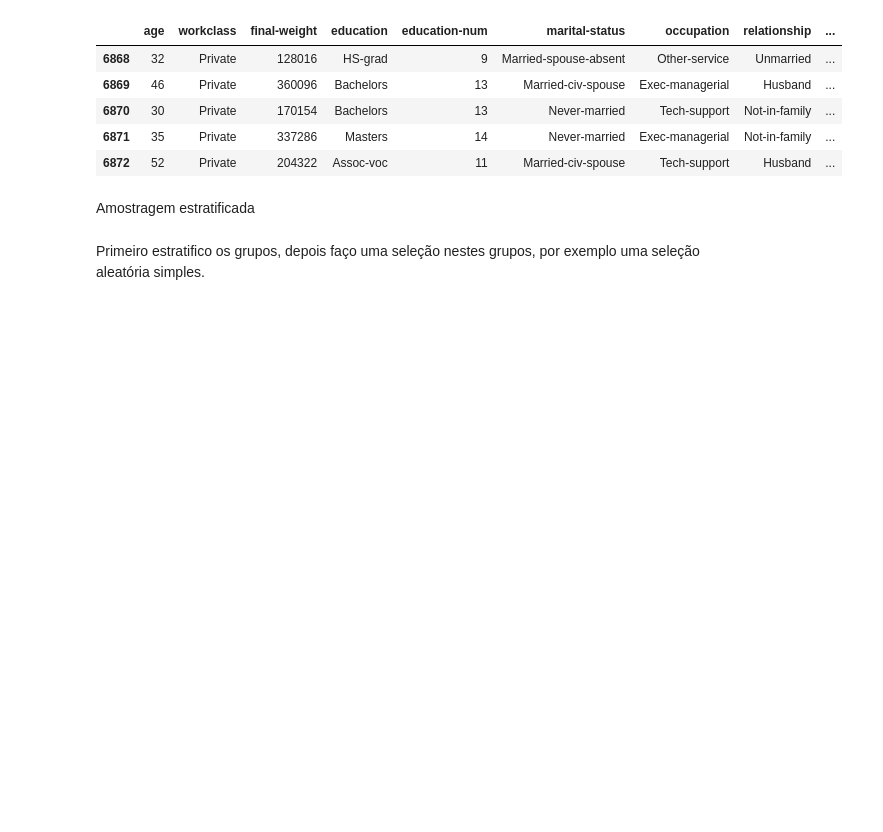
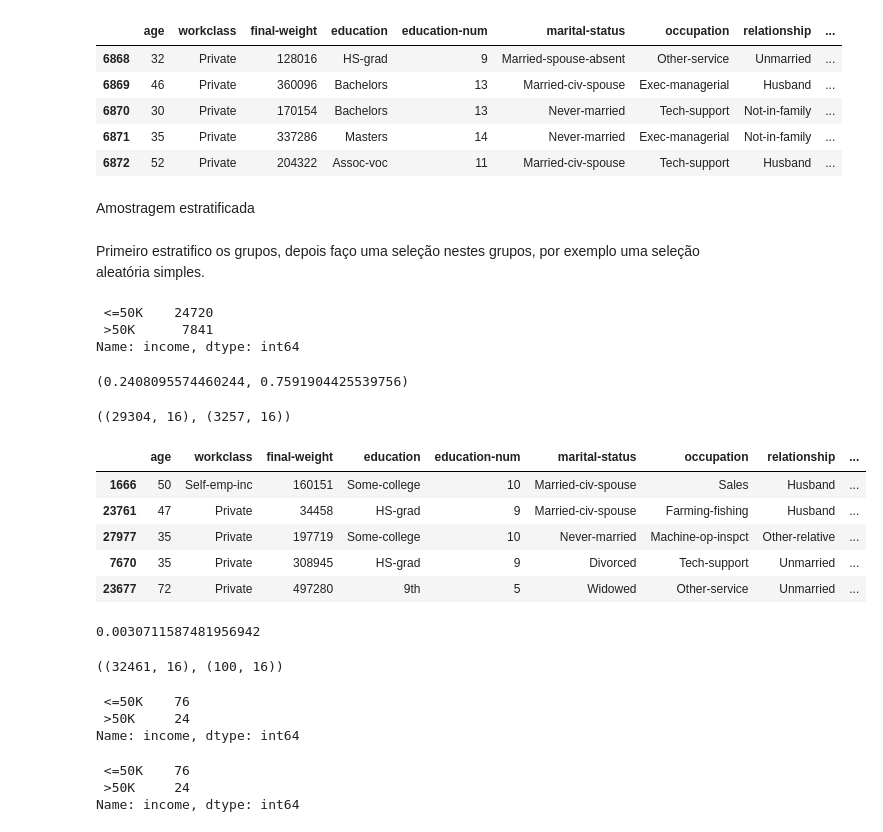
Before and after one commit to miller00315/estatistica_machine_learning, a Jupyter notebook: Curso_estatistica_e_aprendizado_de_máquina.ipynb, the cells around one changed output. Saved outputs shown, nothing was run; the diff lists cells and outputs as text; code cells hidden in the pictures; blank space fills up the shorter version.

```diff
--- a/Curso_estatistica_e_aprendizado_de_máquina.ipynb
+++ b/Curso_estatistica_e_aprendizado_de_máquina.ipynb
@@ -205,0 +204,68 @@ Primeiro estratifico os grupos, depois faço uma seleção nestes grupos, por ex
+# %%
+dataset['income'].value_counts() #verificamos a qunatidade de items para clacular a representividade
+# %% [output]
+ <=50K    24720
+ >50K      7841
+Name: income, dtype: int64
+# %%
+7841 / len(dataset), 24720 / len(dataset)
+# %% [output]
+(0.2408095574460244, 0.7591904425539756)
+# %%
+split = StratifiedShuffleSplit(test_size=0.1) # função que define o tamanho da divisão, no caso 90 e 10
+
+for x,y in split.split(dataset, dataset['income']): # loop responsável por percorrer os items de acordo com uma coluna específica e separar em dois campos
+  df_x = dataset.iloc[x] # recebe os 90%
+  df_y = dataset.iloc[y] # receb os 10%
+
+df_x.shape, df_y.shape
+# %% [output]
+((29304, 16), (3257, 16))
+# %%
+df_x.head()
+# %% [output]
+|  | age | workclass | final-weight | education | education-num | marital-status | occupation | relationship | ... |
+| 1666 | 50 | Self-emp-inc | 160151 | Some-college | 10 | Married-civ-spouse | Sales | Husband | ... |
+| 23761 | 47 | Private | 34458 | HS-grad | 9 | Married-civ-spouse | Farming-fishing | Husband | ... |
+| 27977 | 35 | Private | 197719 | Some-college | 10 | Never-married | Machine-op-inspct | Other-relative | ... |
+| 7670 | 35 | Private | 308945 | HS-grad | 9 | Divorced | Tech-support | Unmarried | ... |
+| 23677 | 72 | Private | 497280 | 9th | 5 | Widowed | Other-service | Unmarried | ... |
+# %%
+100 / len(dataset)
+# %% [output]
+0.0030711587481956942
+# %%
+split = StratifiedShuffleSplit(test_size=0.0030711587481956942) # função que define o tamanho da divisão, no caso queremos uma amostra com 100 items
+
+for x,y in split.split(dataset, dataset['income']): # loop responsável por percorrer os items de acordo com uma coluna específica e separar em dois campos
+  df_x = dataset.iloc[x]
+  df_y = dataset.iloc[y]
+
+df_x.shape, df_y.shape
+# %% [output]
+((32461, 16), (100, 16))
+# %%
+df_y['income'].value_counts()
+# %% [output]
+ <=50K    76
+ >50K     24
+Name: income, dtype: int64
+# %%
+def stratified_sample(dataset, item_count):
+  sample_size = item_count / len(dataset)
+
+  split = StratifiedShuffleSplit(test_size=sample_size)
+
+  for x,y in split.split(dataset, dataset['income']): # loop responsável por percorrer os items de acordo com uma coluna específica e separar em dois campos
+    df_x = dataset.iloc[x]
+    df_y = dataset.iloc[y]
+
+  return (df_x, df_y)
+
+res = stratified_sample(dataset, 100)
+
+res[1]['income'].value_counts()
+# %% [output]
+ <=50K    76
+ >50K     24
+Name: income, dtype: int64
```
Also changed, not shown: parts of 2 cells of this notebook.
